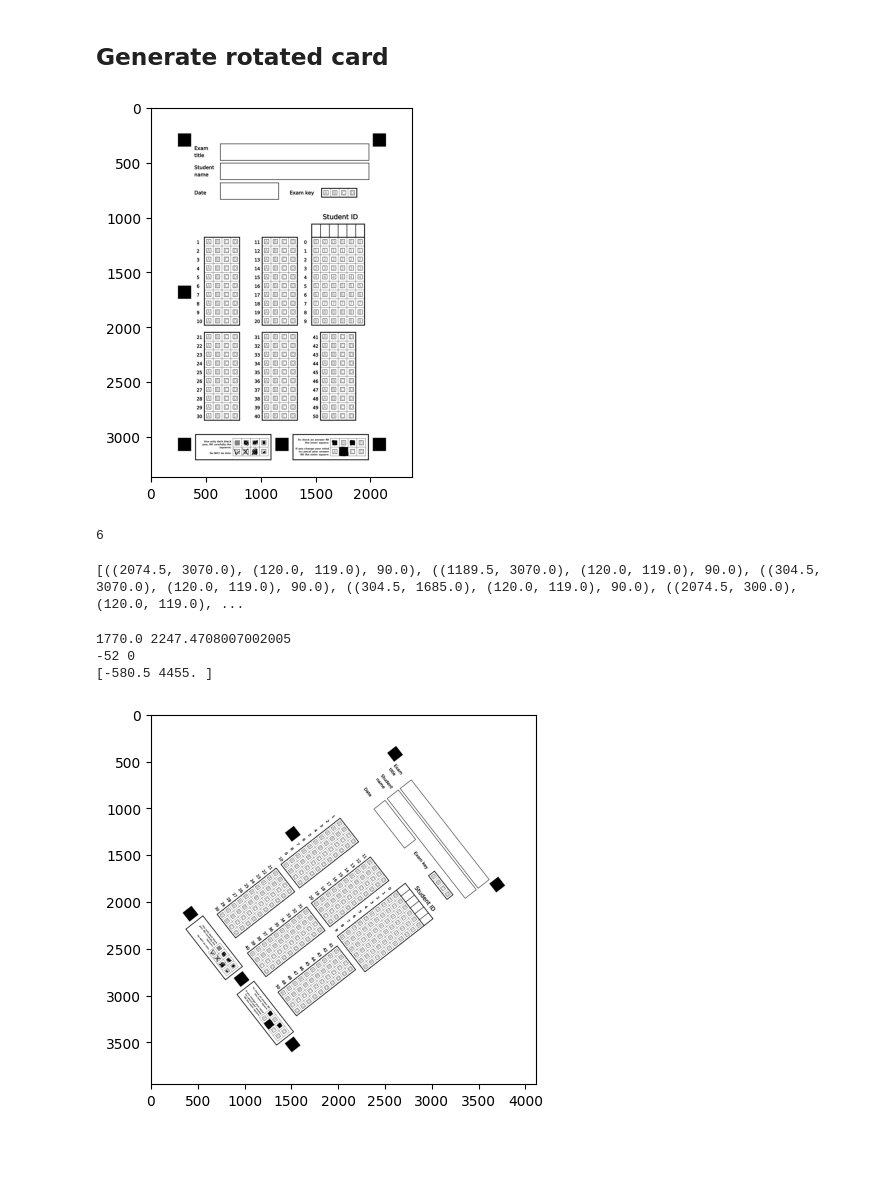
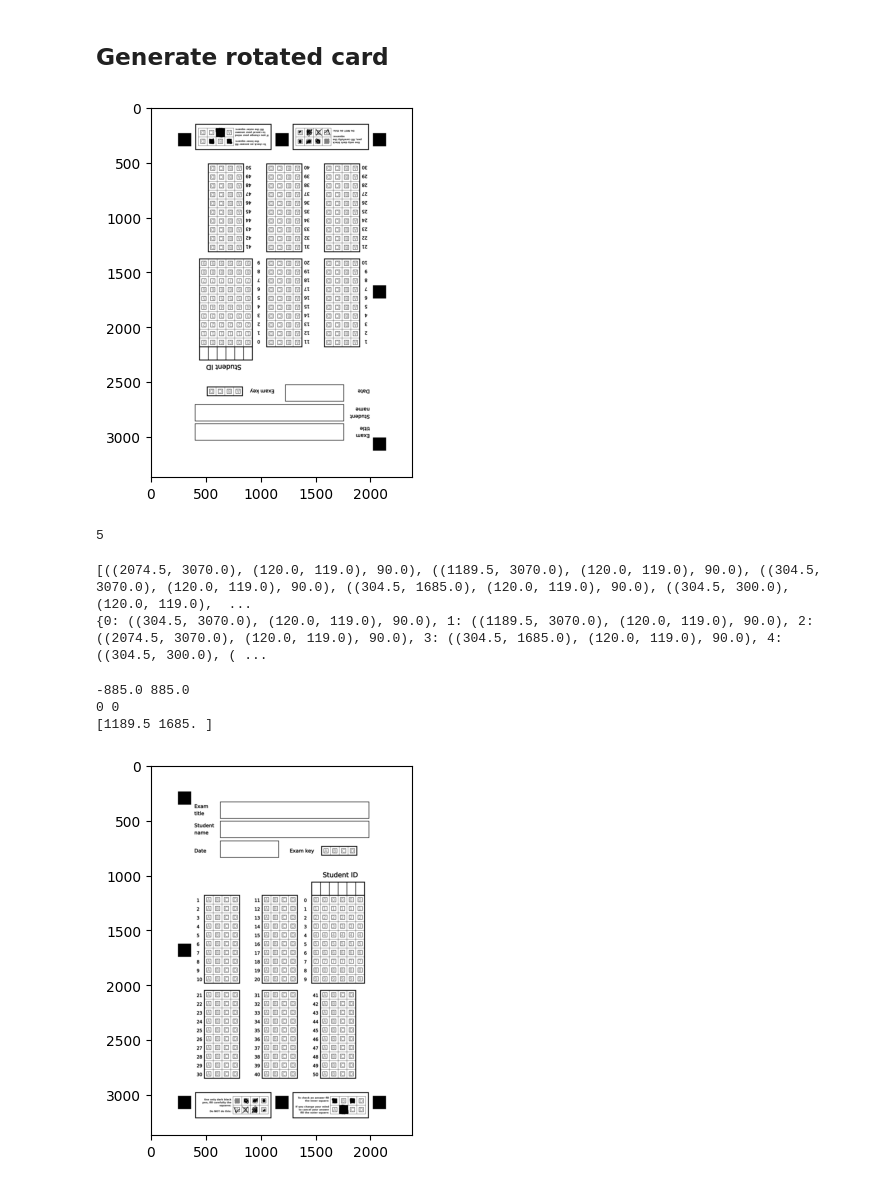
Before and after one commit to cvlab-ai/splinter, a Jupyter notebook: research/rotating/rotating.ipynb, the cells around one changed output. Drawn from its saved outputs; the diff is of its cells as text; code cells hidden in the pictures; blank space fills up the shorter version.

Commit message:
Work with new template, still needs validation with more angles

```diff
--- a/research/rotating/rotating.ipynb
+++ b/research/rotating/rotating.ipynb
@@ -9,34 +9,34 @@ from random import randint
 # %%
 img = cv2.imread("svgtest.png")
 angle = randint(-90, 90)
-angle = 0
+angle = 180
 def rotate_image(image, angle):
     h, w = img.shape[:2]
     cx, cy = (w // 2, h // 2)
 
     # get rotation matrix (explained in section below)
     M = cv2.getRotationMatrix2D((cx, cy), angle, 1.0)
 
     # get cos and sin value from the rotation matrix
     cos, sin = abs(M[0, 0]), abs(M[0, 1])
 
     # calculate new width and height after rotation (explained in section below)
     newW = int((h * sin) + (w * cos))
     newH = int((h * cos) + (w * sin))
 
     # calculate new rotation center
     M[0, 2] += (newW / 2) - cx
     M[1, 2] += (newH / 2) - cy
 
     # use modified rotation center and rotation matrix in the warpAffine method
     return cv2.warpAffine(image, M, (newW, newH), borderMode=cv2.BORDER_CONSTANT,
                             borderValue=(255,255,255))
 
 
 new_image = rotate_image(img, angle)
 plt.imshow(new_image);
 # %% [output]
-[figure, old version]
+[figure, new version]
 # %%
 gray_image = cv2.cvtColor(new_image, cv2.COLOR_RGB2GRAY)
 mask = cv2.inRange(gray_image, 0, 150)
@@ -67,7 +67,7 @@ for rect in squares:
 # plt.imshow(result1, cmap='gray', vmin=0, vmax=255)
 print(len(squares))
 # %% [output]
-6
+5
 # %%
 def calculate_delta(first_pos, second_pos):
         return abs(first_pos[0] - second_pos[0]), abs(first_pos[1] - second_pos[1])
@@ -143,7 +143,8 @@ def set_numeric_values_squares(contours):
 numered_squares = set_numeric_values_squares(squares)
 print(numered_squares, angle)
 # %% [output]
-[((2074.5, 3070.0), (120.0, 119.0), 90.0), ((1189.5, 3070.0), (120.0, 119.0), 90.0), ((304.5, 3070.0), (120.0, 119.0), 90.0), ((304.5, 1685.0), (120.0, 119.0), 90.0), ((2074.5, 300.0), (120.0, 119.0), ...
+[((2074.5, 3070.0), (120.0, 119.0), 90.0), ((1189.5, 3070.0), (120.0, 119.0), 90.0), ((304.5, 3070.0), (120.0, 119.0), 90.0), ((304.5, 1685.0), (120.0, 119.0), 90.0), ((304.5, 300.0), (120.0, 119.0),  ...
+{0: ((304.5, 3070.0), (120.0, 119.0), 90.0), 1: ((1189.5, 3070.0), (120.0, 119.0), 90.0), 2: ((2074.5, 3070.0), (120.0, 119.0), 90.0), 3: ((304.5, 1685.0), (120.0, 119.0), 90.0), 4: ((304.5, 300.0), ( ...
 # %%
 def find_middle_of_page(numered_points):
     zero_pos = np.array(numered_points[0][0])
@@ -179,12 +180,12 @@ elif new_angle < 0:
 print(new_angle, angle)
 print(middle_pos)
 # %% [output]
-1770.0 2247.4708007002005
--52 0
-[-580.5 4455. ]
+-885.0 885.0
+0 0
+[1189.5 1685. ]
 # %%
 result = rotate_image(new_image, new_angle)
 
 plt.imshow(result);
 # %% [output]
-[figure, old version]
+[figure, new version]
```
Also changed, not shown: 1 other file.
